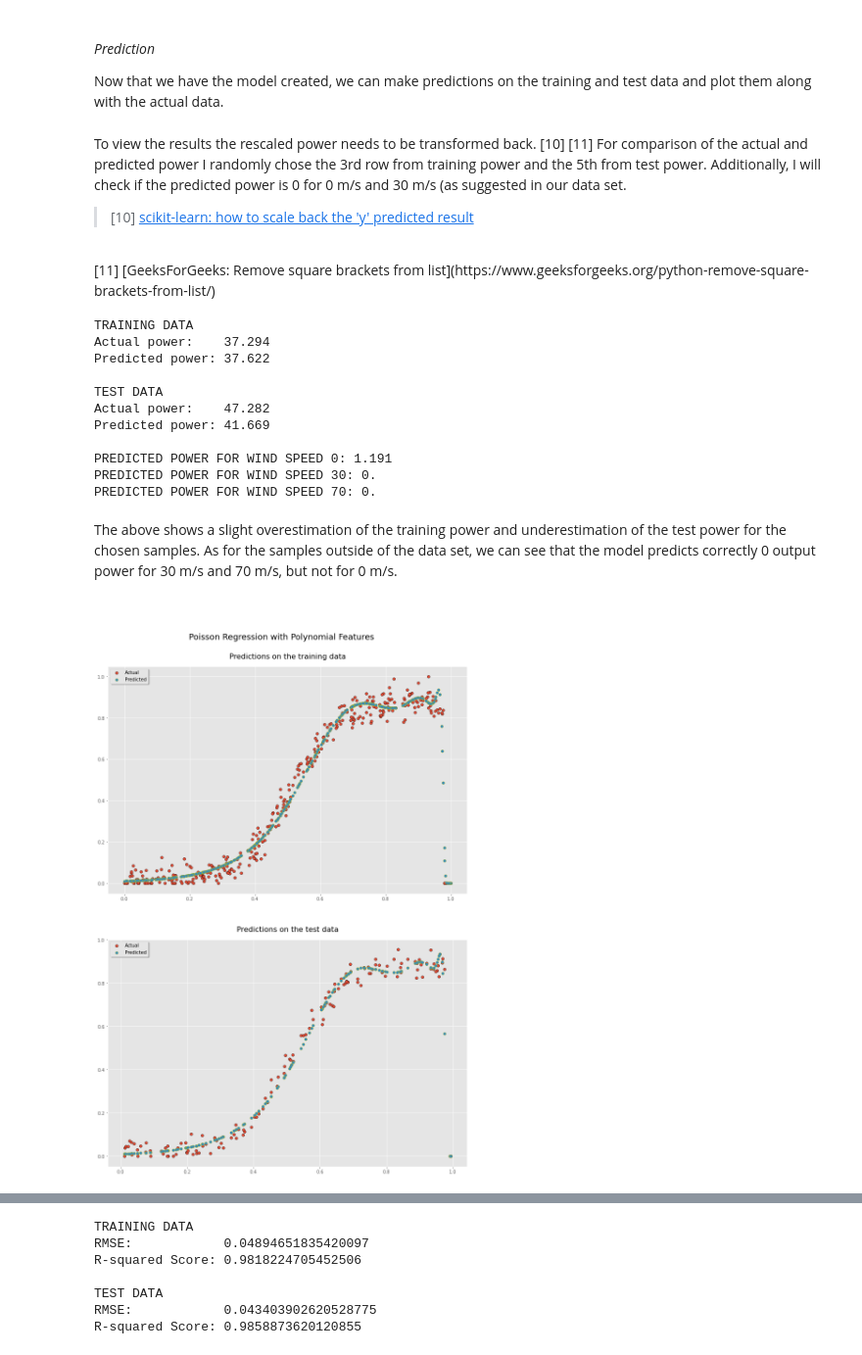
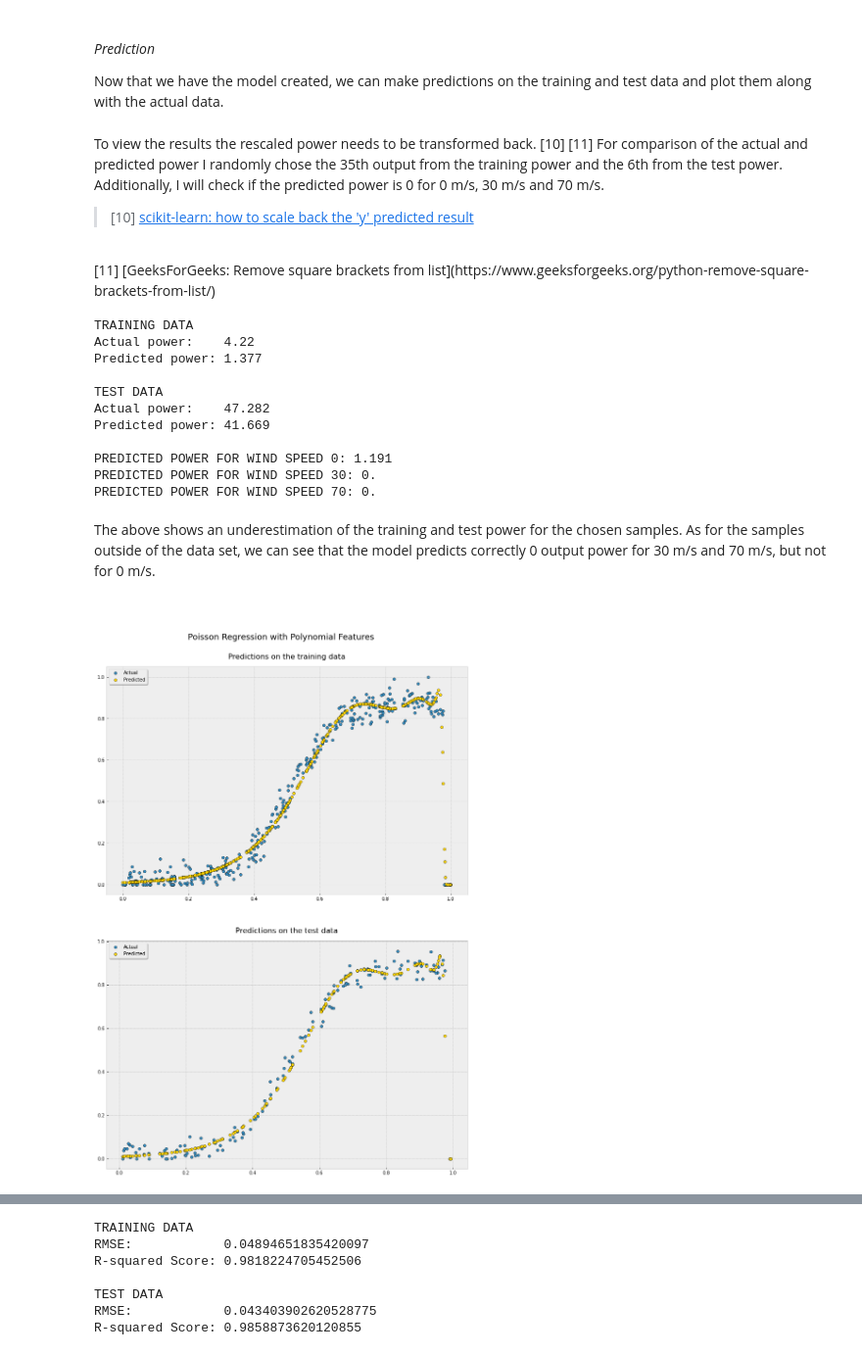
Before and after one commit to olgarozhdestvina/Machine-Learning-and-Statistics-Project, a Jupyter notebook: Power_production_models.ipynb, the cells around one changed output, grey strips where cells are left out. Shown at 98% size. Cells and saved outputs as stored; diff of their text form; code cells hidden in the pictures.

```diff
--- a/Power_production_models.ipynb
+++ b/Power_production_models.ipynb
@@ -79,7 +79,7 @@ import matplotlib.pyplot as plt
 %matplotlib inline
 # %%
 # Style for plots.
-plt.style.use('ggplot')
+plt.style.use('bmh')
 plt.rcParams["figure.titlesize"] = 18
 
 # Plot size.
@@ -347,7 +347,7 @@ y_0_pred = pipeline.predict(s_0)
 y_30_pred = pipeline.predict(s_30)
 y_70_pred = pipeline.predict(s_70)
 # %% [markdown]
-To view the results the rescaled power needs to be transformed back. [10] [11] For comparison of the actual and predicted power I randomly chose the 3rd row from training power and the 5th from test power. Additionally, I will check if the predicted power is 0 for 0 m/s and 30 m/s (as suggested in our data set.
+To view the results the rescaled power needs to be transformed back. [10] [11] For comparison of the actual and predicted power I randomly chose the 35th output from the training power and the 6th from the test power. Additionally, I will check if the predicted power is 0 for 0 m/s, 30 m/s and 70 m/s.
 
 > [10] [scikit-learn: how to scale back the 'y' predicted result](https://stackoverflow.com/questions/38058774/scikit-learn-how-to-scale-back-the-y-predicted-result)
 <br>
@@ -371,7 +371,7 @@ def unscale_samples(data):
     return trimmed
 # %%
 # Unscaling of the training and test power.
-power_train_unscaled = unscale(power_train,3)
+power_train_unscaled = unscale(power_train,35)
 power_test_unscaled = unscale(power_test,5)
 
 def comparison(pred_train, pred_test, y_0_pr, y_30_pr, y_70_pr):
@@ -380,7 +380,7 @@ def comparison(pred_train, pred_test, y_0_pr, y_30_pr, y_70_pr):
 
     # Printing the actual and predicted training power.
     print(f"TRAINING DATA\nActual power:\t {power_train_unscaled}")
-    print(f"Predicted power: {unscale(pred_train.reshape(-1,1),3)}")
+    print(f"Predicted power: {unscale(pred_train.reshape(-1,1),35)}")
 
     # Printing the actual and predicted test power.
     print(f"\nTEST DATA\nActual power:\t {power_test_unscaled}")
@@ -395,8 +395,8 @@ def comparison(pred_train, pred_test, y_0_pr, y_30_pr, y_70_pr):
 comparison(y_train_pred, y_test_pred, y_0_pred, y_30_pred, y_70_pred)
 # %% [output]
 TRAINING DATA
-Actual power:    37.294
-Predicted power: 37.622
+Actual power:    4.22
+Predicted power: 1.377
 
 TEST DATA
 Actual power:    47.282
@@ -406,37 +406,37 @@ PREDICTED POWER FOR WIND SPEED 0: 1.191
 PREDICTED POWER FOR WIND SPEED 30: 0.
 PREDICTED POWER FOR WIND SPEED 70: 0.
 # %% [markdown]
-The above shows a slight overestimation of the training power and underestimation of the test power for the chosen samples. As for the samples outside of the data set, we can see that the model predicts correctly 0 output power for 30 m/s and 70 m/s, but not for 0 m/s.
+The above shows an underestimation of the training and test power for the chosen samples. As for the samples outside of the data set, we can see that the model predicts correctly 0 output power for 30 m/s and 70 m/s, but not for 0 m/s.
 
 <br>
 # %%
 def plot(speed_train, pred_train, speed_test, pred_test, title):
     """Plot the actual and predicted data."""
     # Create a figure, axis and titles.
     fig, [ax1,ax2] = plt.subplots(2,1, figsize=(14,20))
     fig.suptitle(f"{title}", y = 0.93)
     ax1.set_title("Predictions on the training data",y=1.02, fontsize=16)
     ax2.set_title("Predictions on the test data",y=1.02, fontsize=16)
 
     # Plot the actual training data and predictions.
-    ax1.scatter(speed_train, power_train,edgecolor="black",  label="Actual")
-    ax1.scatter(speed_train, pred_train, edgecolor="y", label="Predicted")
+    ax1.scatter(speed_train, power_train,edgecolor="black", label="Actual")
+    ax1.scatter(speed_train, pred_train, edgecolor="black", color="gold", label="Predicted")
 
     # Plot the actual test data and predictions.
     ax2.scatter(speed_test, power_test, edgecolor="black", label="Actual")
-    ax2.scatter(speed_test, pred_test, edgecolor="y", label="Predicted")
+    ax2.scatter(speed_test, pred_test, edgecolor="black", color="gold", label="Predicted")
 
     # Show the legend.
     ax1.legend(loc='upper left', shadow=True)
     ax2.legend(loc='upper left', shadow=True)
 
     # Show the plot.
     plt.show()
 
 # Plot the actual and predicted data for Poisson Regression.
 plot(speed_train, y_train_pred, speed_test, y_test_pred, "Poisson Regression with Polynomial Features")
 # %% [output]
-[figure, old version]
+[figure, new version]
 # %% [markdown]
 The predicted data appears to be well-fitting to the actual data. However, the model starts to overfit the data at about 24 m/s wind speed.
 
```
Also changed, not shown: parts of 29 cells of this notebook.
